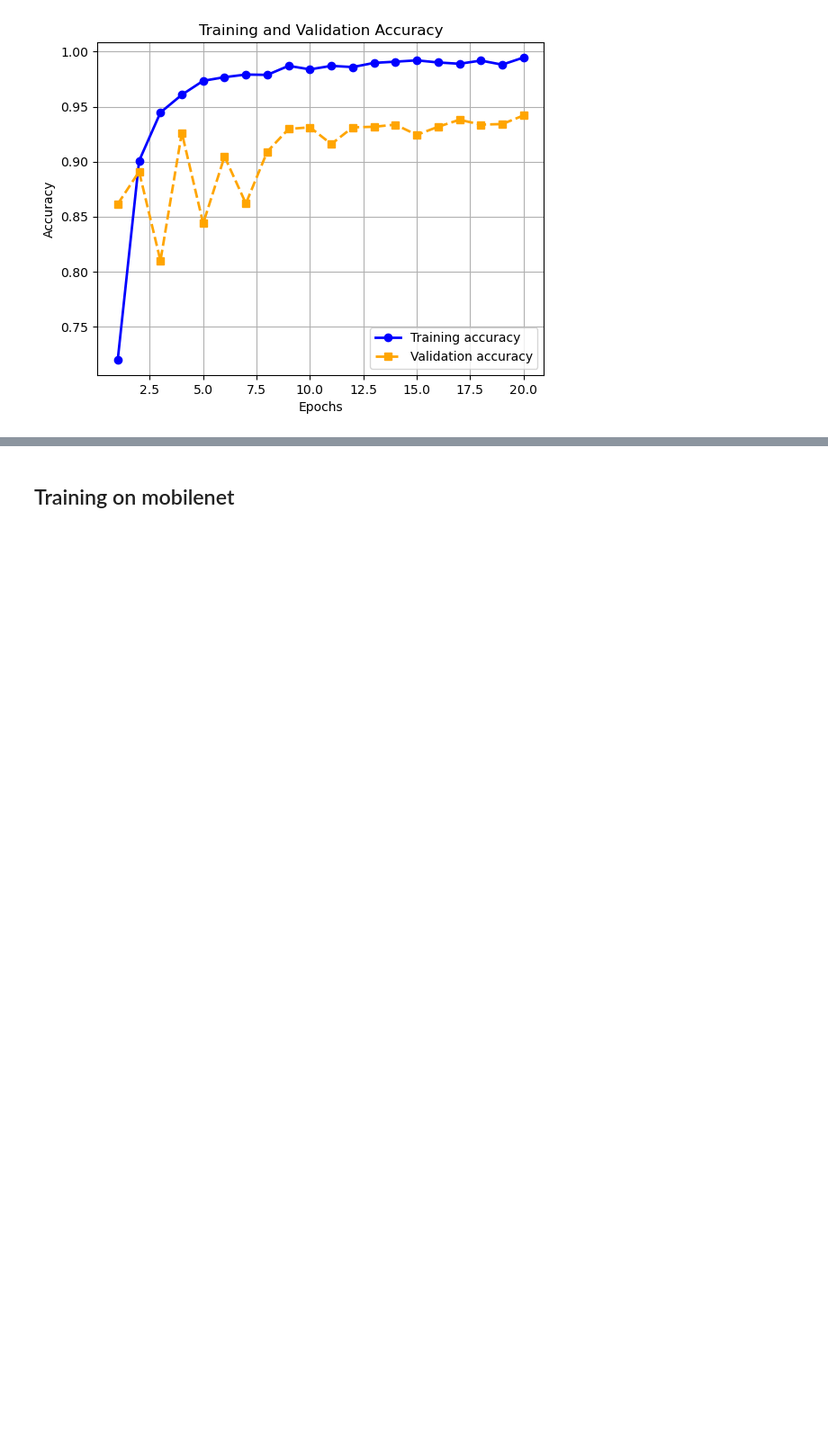
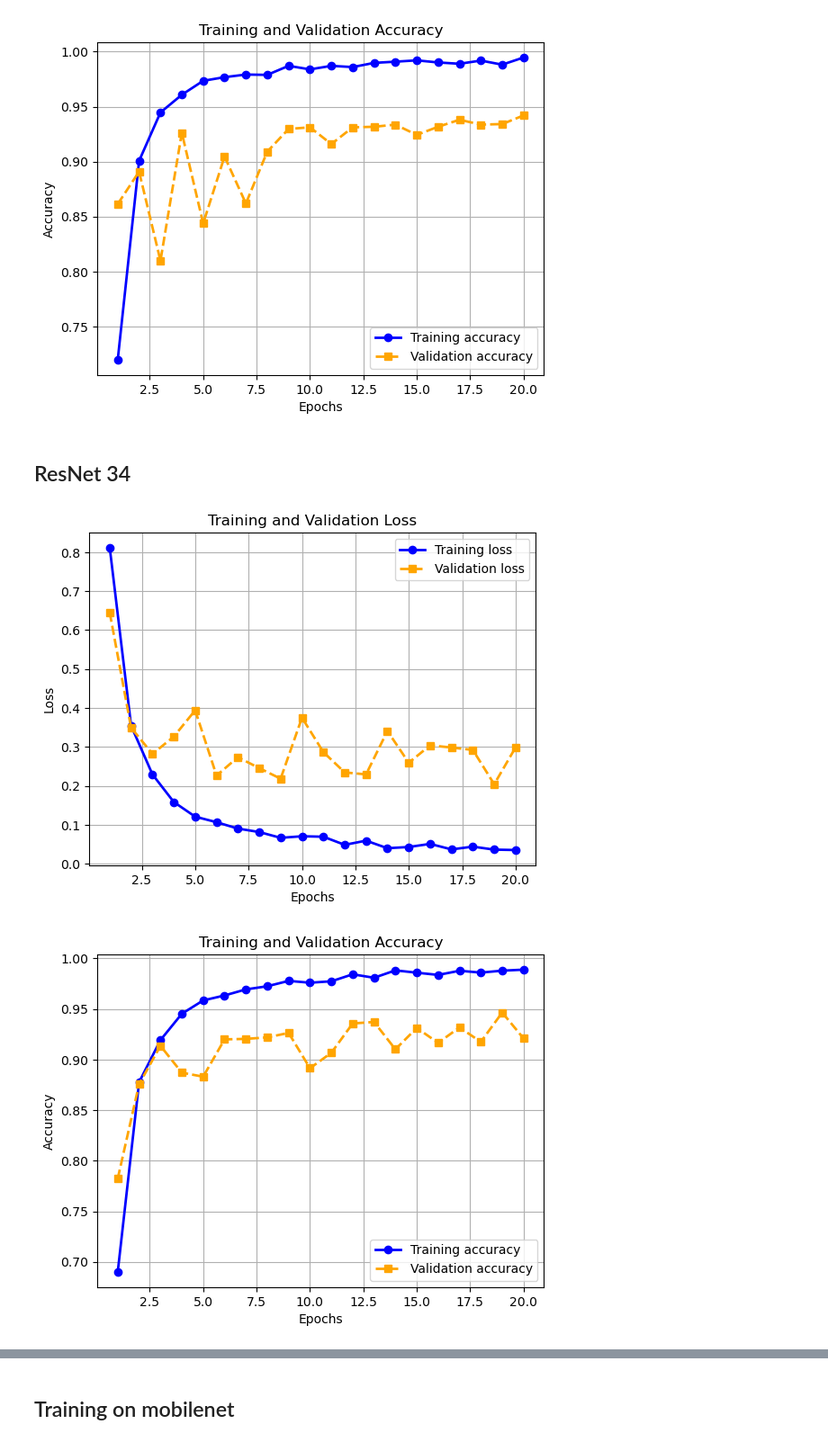
Before and after one commit to hyonbokan/abnormal_driving_behavior_classification, a Jupyter notebook: cent_training/plots/plots.ipynb, the cells around one changed output, grey strips where cells are left out. Shown at 90% size. Cells and saved outputs as stored; diff of their text form; code cells hidden in the pictures; blank space fills up the shorter version.

```diff
--- a/cent_training/plots/plots.ipynb
+++ b/cent_training/plots/plots.ipynb
@@ -422,3 +354,41 @@ plt.show()
 # %% [output]
 [figure]
 [figure]
+# %% [markdown]
+## ResNet 34
+# %%
+import numpy as np
+import matplotlib.pyplot as plt
+
+train_loss = np.array([0.8114005395576279, 0.3546033745831262, 0.22950488694588309, 0.1586276783652093, 0.12109904156699908, 0.10686515013381237, 0.09051741409092579, 0.08158974041499407, 0.06677938691873975, 0.0707735120892109, 0.06962192283782892, 0.048771125596934875, 0.05949014859697135, 0.040112863249462165, 0.0432480191934677, 0.051151816639271756, 0.03705979975580601, 0.04413503824724196, 0.036462439710347176, 0.03546286482076072])
+train_acc = np.array([0.6901, 0.8776, 0.9192, 0.9452, 0.9584, 0.9633, 0.9693, 0.9724, 0.9777, 0.9759, 0.9773, 0.9842, 0.9808, 0.9881, 0.9858, 0.9836, 0.9877, 0.9859, 0.9878, 0.9888])
+val_loss = np.array([0.6446268051731749, 0.34943162032163855, 0.28212516652001796, 0.3266824553479637, 0.3940889577392568, 0.22669841933839052, 0.2736768165768808, 0.24570573056234934, 0.21855507201563285, 0.3752194846634893, 0.2868987727122203, 0.23468262376889015, 0.22967039131674483, 0.3409927113380089, 0.25948269904931465, 0.304229680536082, 0.2985627765337995, 0.29241273163063397, 0.20431188574543135, 0.2987979929327427])
+val_acc = np.array([0.7823095823095824, 0.8756756756756757, 0.9135135135135135, 0.8869778869778869, 0.8830466830466831, 0.9199017199017199, 0.9203931203931204, 0.9218673218673219, 0.9262899262899262, 0.8914004914004914, 0.9066339066339066, 0.9356265356265356, 0.937100737100737, 0.9100737100737101, 0.9312039312039312, 0.9164619164619164, 0.9316953316953317, 0.9174447174447175, 0.9464373464373464, 0.9208845208845209])
+
+epochs = range(1, len(train_loss)+1)
+
+
+# Plot train/val loss
+plt.plot(epochs, train_loss, label='Training loss', color='b', marker='o', linestyle='-', linewidth=2)
+plt.plot(epochs, val_loss, label='Validation loss', color='orange', marker='s', linestyle='--', linewidth=2)
+plt.title('Training and Validation Loss')
+plt.xlabel('Epochs')
+plt.ylabel('Loss')
+plt.legend()
+plt.grid()
+
+plt.show()
+
+# Plot train/val accuracy
+plt.plot(epochs, train_acc, label='Training accuracy', color='b', marker='o', linestyle='-', linewidth=2)
+plt.plot(epochs, val_acc, label='Validation accuracy', color='orange', marker='s', linestyle='--', linewidth=2)
+plt.title('Training and Validation Accuracy')
+plt.xlabel('Epochs')
+plt.ylabel('Accuracy')
+plt.legend()
+plt.grid()
+
+plt.show()
+# %% [output]
+[figure, added]
+[figure, added]
```
Also changed, not shown: parts of 6 cells of this notebook, 28 other files.
